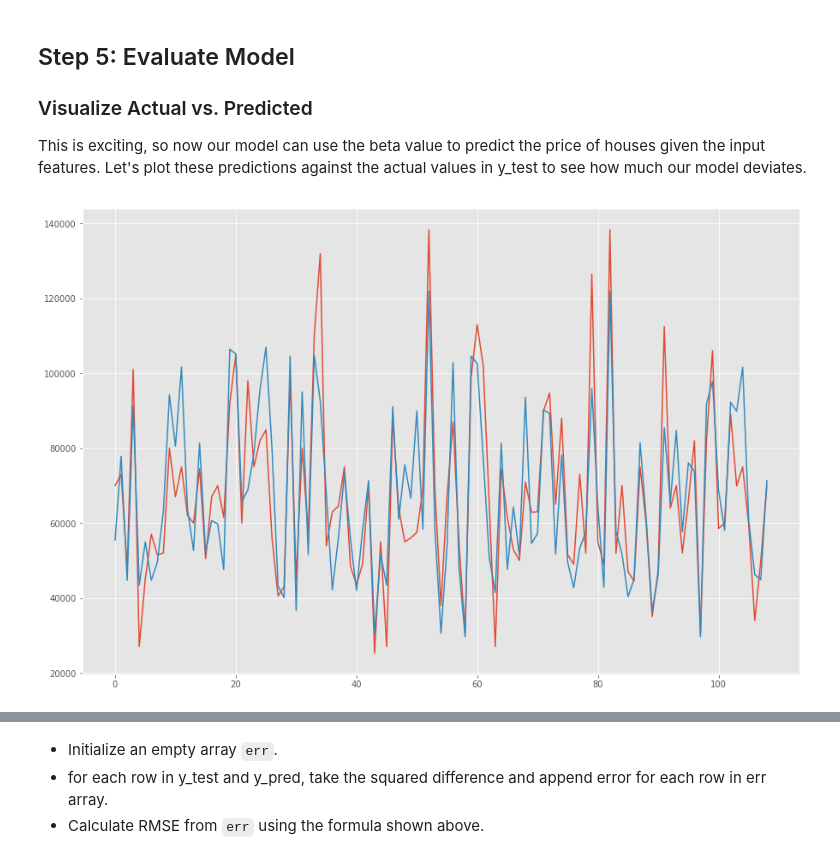
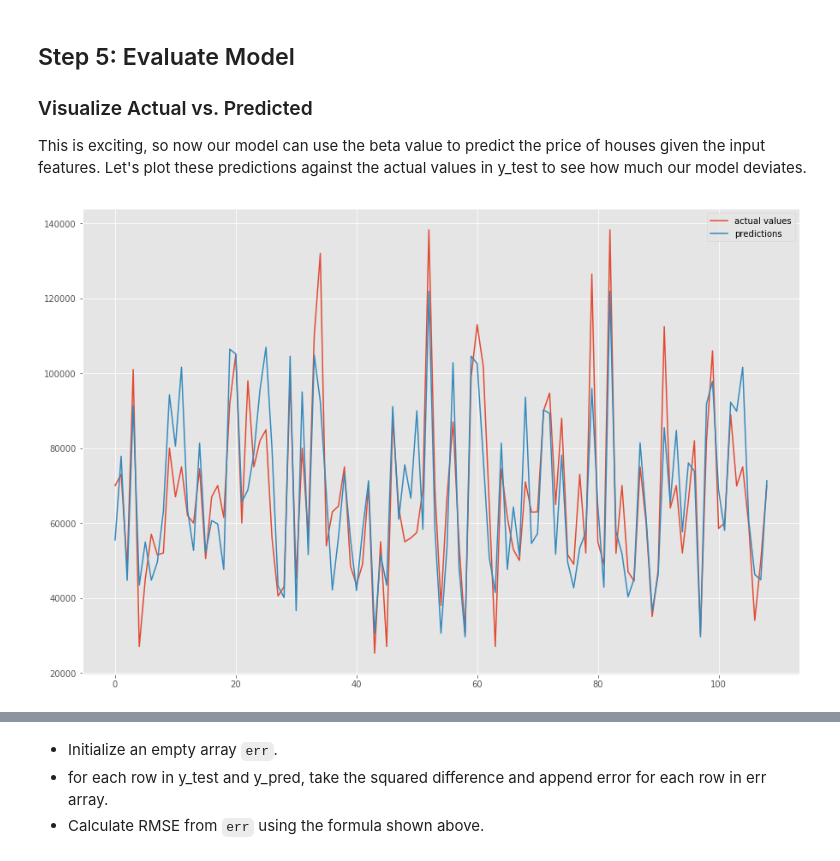
Before and after one commit to as6140/dsc-2-13-15-linalg-regression-lab-seattle-ds-career-040119, a Jupyter notebook: index.ipynb, the cells around one changed output, grey strips where cells are left out. Cells and saved outputs as stored; diff of their text form; code cells hidden in the pictures.

```diff
--- a/index.ipynb
+++ b/index.ipynb
@@ -226,14 +226,15 @@ This is exciting, so now our model can use the beta value to predict the price o
 # %%
 import matplotlib.pyplot as plt
 from pylab import rcParams
 rcParams['figure.figsize'] = 15, 10
 plt.style.use('ggplot')
 
 plt.plot(y_test,label='actual values')
 plt.plot(y_pred,label='predictions')
+plt.legend()
 plt.show();
 # %% [output]
-[figure, old version]
+[figure, new version]
 # %%
 # Plot predicted and actual values as line plots
 # %% [markdown]
```
